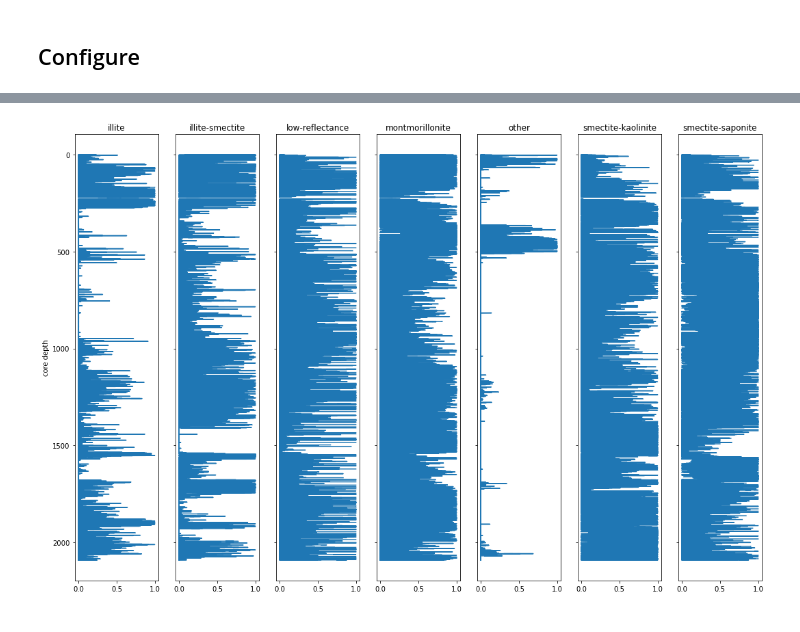
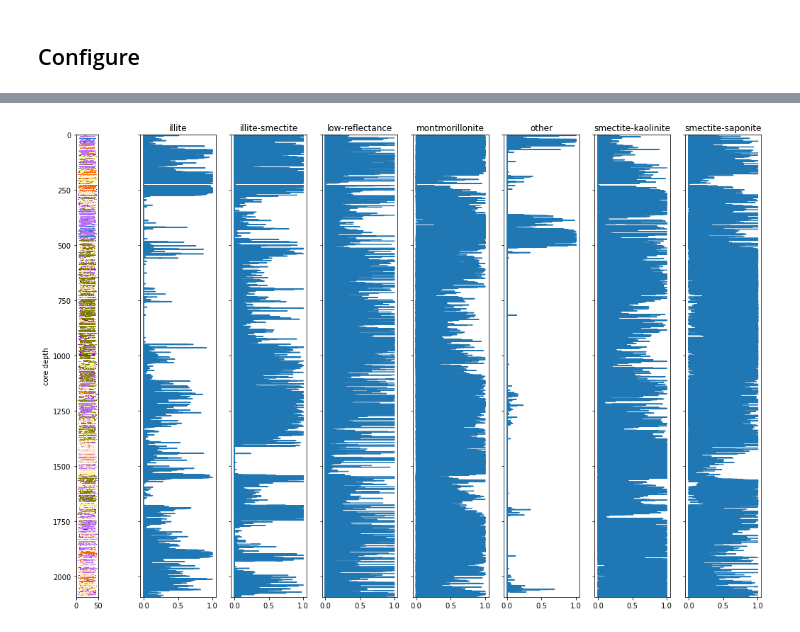
Before and after one commit to nchowes/digital-core, a Jupyter notebook: sandbox/nch/pHyperspecDatastore.ipynb, the cells around one changed output, grey strips where cells are left out. Saved outputs shown, nothing was run; the diff lists cells and outputs as text; code cells hidden in the pictures.

Commit message:
fix corner case, add core column

```diff
--- a/sandbox/nch/pHyperspecDatastore.ipynb
+++ b/sandbox/nch/pHyperspecDatastore.ipynb
@@ -169 +177,35 @@ def get_compartment_count( compartment_mask ):
+# %%
+def get_core_compartments( image, mask, astype="image" ):
+    """Segment core box into array of core columns"""
+    core_compartments = identify_box( mask )
+
+    if astype == "image":
+        array = segment_box( image, core_compartments )
+    elif astype == "mask":
+        array = segment_box( mask, core_compartments )
+    else:
+        array = None
+    return array
+
+
+def compartment_to_column( compartments ):
+    """Convert core box compartments to column"""
+
+    nchannel = compartments[0].shape[2]
+    nrow     = compartments[0].shape[0]
+    ncol     = np.array( [item.shape[1] for item in compartments] )
+
+    to_pad = max(ncol) - ncol
+
+    padded=[]
+    for (item, value) in zip(compartments,to_pad):
+        extra_left, extra_right=[
+            np.floor(value/2).astype("int"),
+            np.ceil(value/2).astype("int")
+            ]
+        array = np.pad(item,((0,0),(extra_left,extra_right),(0,0)),
+            mode="constant", constant_values=255)
+        padded.append(array)
+    column = np.concatenate(padded, axis=0)
+    return column
 # %% [markdown]
@@ -396,2 +497,2 @@ path_to_mask    = os.path.join(path_to_data, "core-mask")
 # %%
-ds = HyperspecDatastore.read_ds(path_to_mineral, path_to_mask)
+ds = HyperspecDatastore.read_ds(path_to_mineral, path_to_mask, mode="all")
@@ -425,2 +517,0 @@ ax = ds.plot_box_features()
-# %%
-ds = HyperspecDatastore.read_ds(path_to_mineral, path_to_mask, mode="sample")
@@ -456,4 +576,4 @@ ds.metadata.iloc[ds.problem_index,:]
 # %%
-ax = ds.plot_core_features()
+ax = ds.plot_core_features(minimap=True)
 # %% [output]
-[figure, old version]
+[figure, new version]
```
Also changed, not shown: parts of 31 cells of this notebook, 1 other file.
